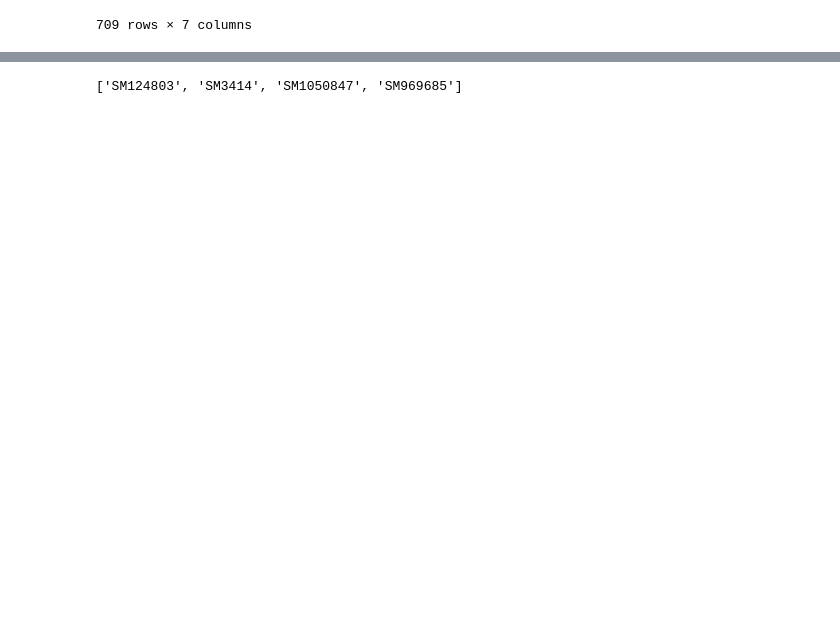
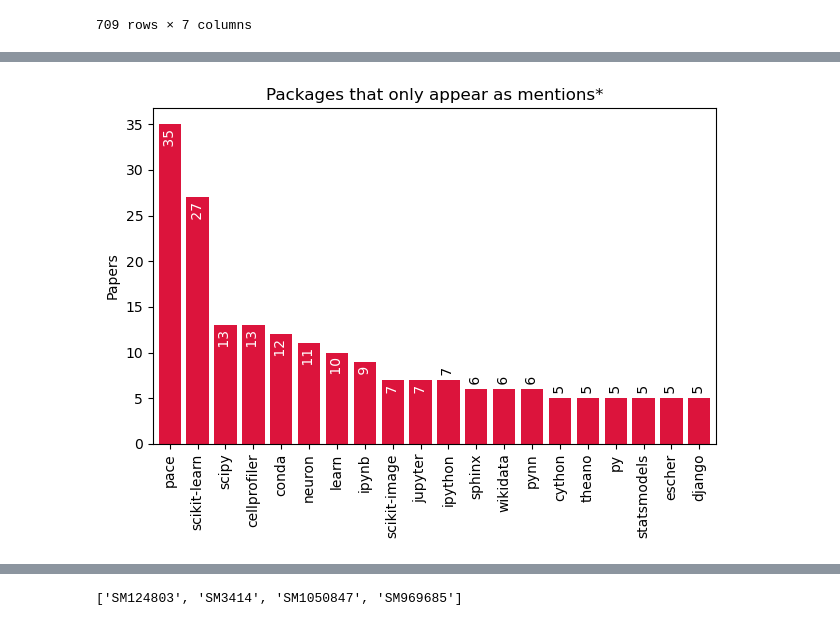
Before and after one commit to borisveytsman/SoftwareImpactHackathon2023_Tracing_dependencies, a Jupyter notebook: importtopackage/compare_enduser_packages_to_paper_mentions.ipynb, the cells around one changed output, grey strips where cells are left out. Cells and saved outputs as stored; diff of their text form; code cells hidden in the pictures; blank space fills up the shorter version.

```diff
--- a/importtopackage/compare_enduser_packages_to_paper_mentions.ipynb
+++ b/importtopackage/compare_enduser_packages_to_paper_mentions.ipynb
@@ -136,0 +96,4 @@ Counter({'scikit-learn': 54,
+# %%
+plot_count(df["paper"], "Packages that only appear as mentions*")
+# %% [output]
+[figure, added]
```
Also changed, not shown: parts of 5 cells of this notebook, 5 other files.
